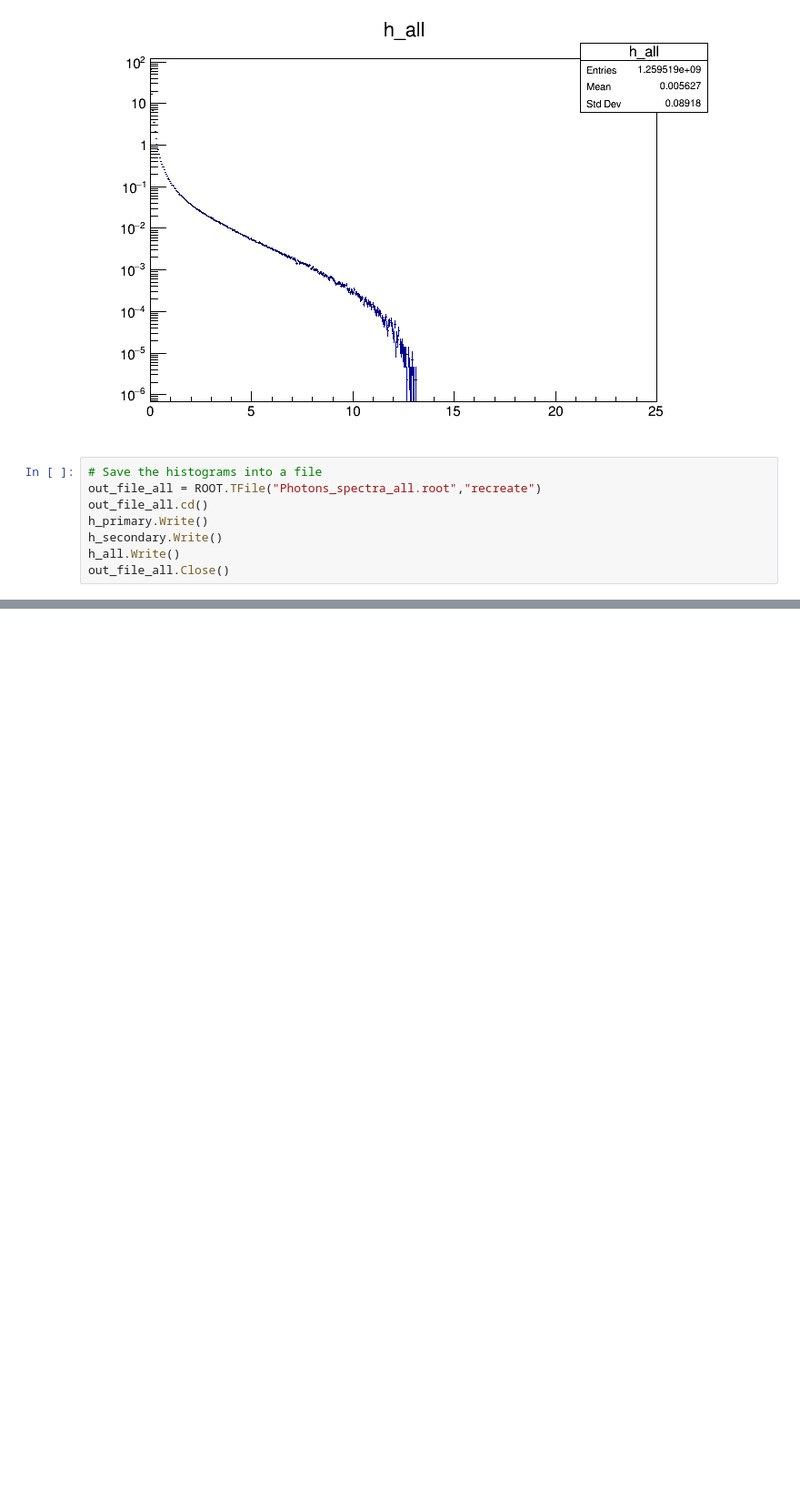
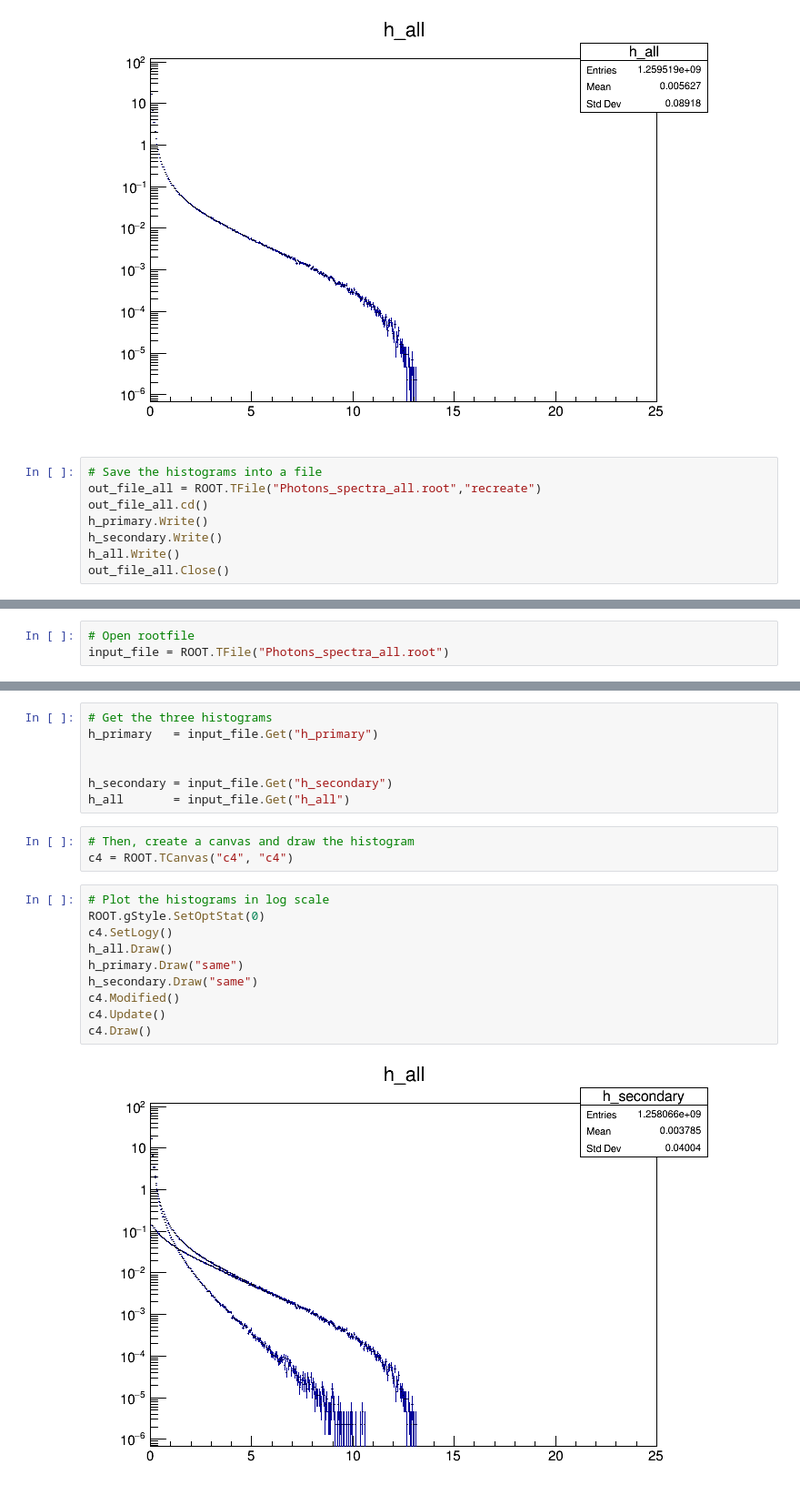
Before and after one commit to NTrevisani/LUXE-NPOD, a Jupyter notebook: Photons_spectra.ipynb, the cells around one changed output, grey strips where cells are left out. Shown: that part at 91% size. Saved outputs shown, nothing was run; the diff lists cells and outputs as text; blank space fills up the shorter version.

Commit message:
adding plots of spectra

```diff
--- a/Photons_spectra.ipynb
+++ b/Photons_spectra.ipynb
@@ -246,0 +251,3 @@ out_file_all.Close()
+# %%
+# Open rootfile
+input_file = ROOT.TFile("Photons_spectra_all.root")
@@ -246,0 +276,22 @@ out_file_all.Close()
+# %%
+# Get the three histograms
+h_primary   = input_file.Get("h_primary")
+
+
+h_secondary = input_file.Get("h_secondary")
+h_all       = input_file.Get("h_all")
+# %%
+# Then, create a canvas and draw the histogram
+c4 = ROOT.TCanvas("c4", "c4")
+# %%
+# Plot the histograms in log scale
+ROOT.gStyle.SetOptStat(0)
+c4.SetLogy()
+h_all.Draw()
+h_primary.Draw("same")
+h_secondary.Draw("same")
+c4.Modified()
+c4.Update()
+c4.Draw()
+# %% [output]
+[figure, added]
```
Also changed, not shown: parts of 3 cells of this notebook.
